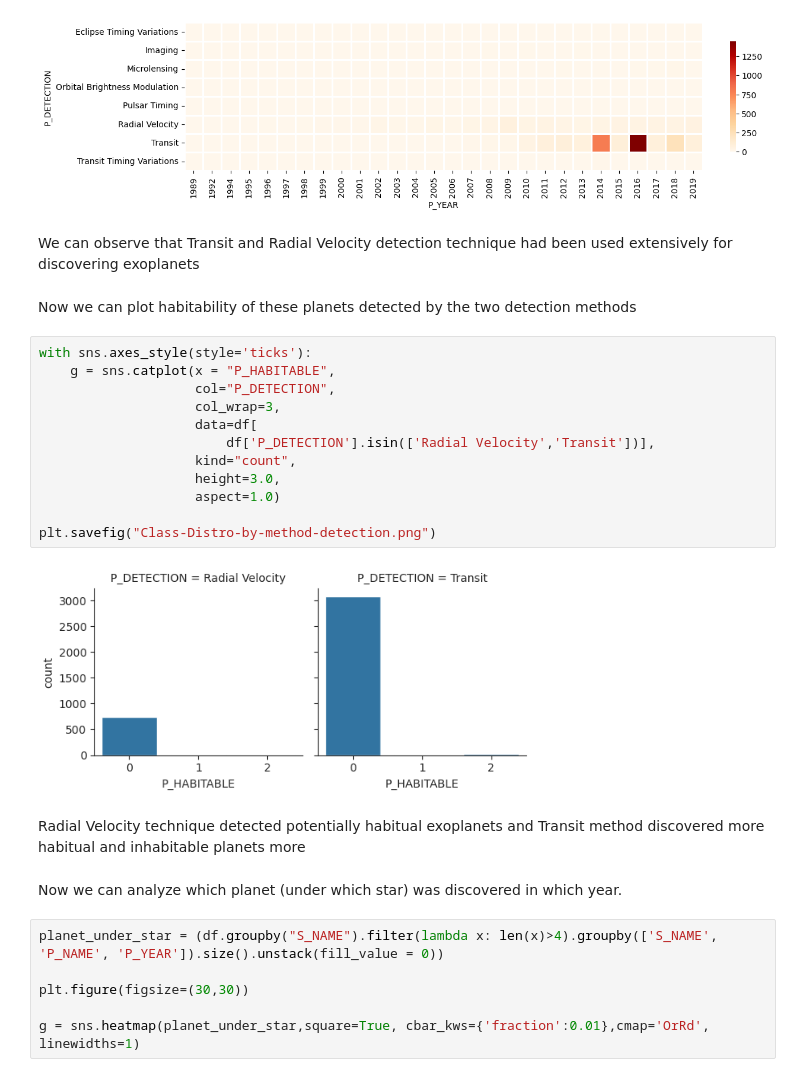
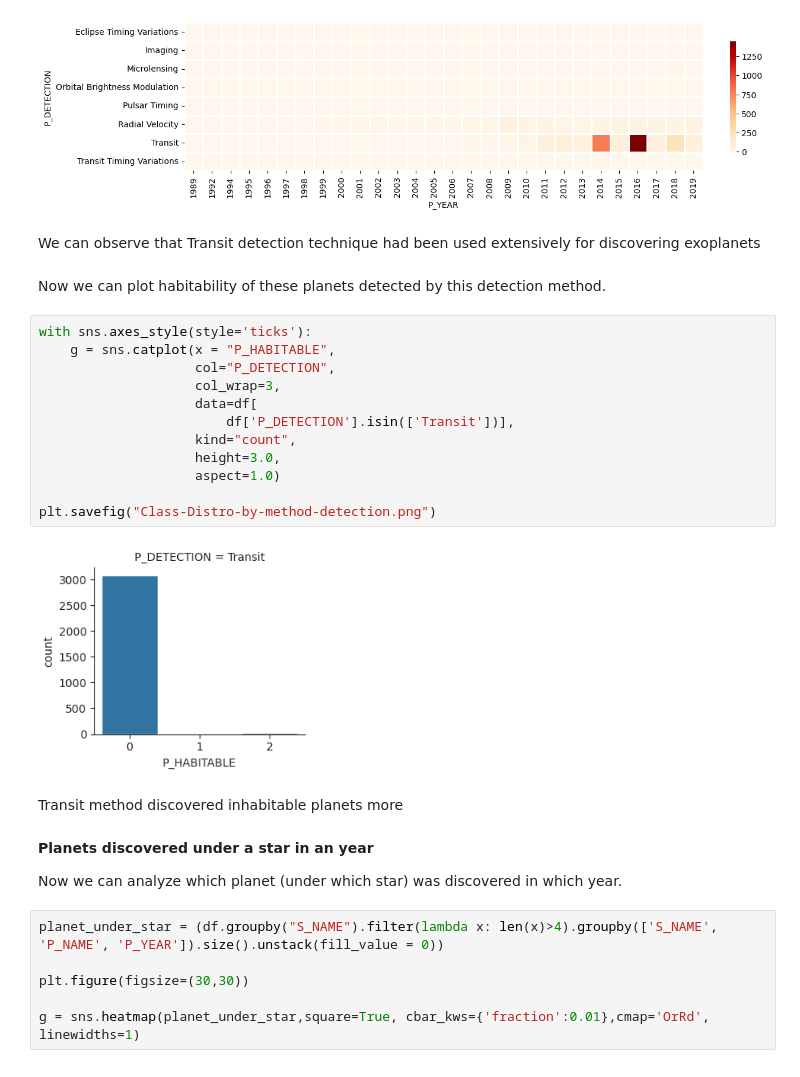
Before and after one commit to Ridima28/Exoplanet-Habitability-Classification, a Jupyter notebook: models/model.ipynb, the cells around one changed output. Cells and saved outputs as stored; diff of their text form.

```diff
--- a/models/model.ipynb
+++ b/models/model.ipynb
@@ -144,26 +139,28 @@ plt.savefig('Detection-method-by-year.png')
 # %% [output]
 [figure]
 # %% [markdown]
-We can observe that Transit and Radial Velocity detection technique had been used extensively for discovering exoplanets
+We can observe that Transit detection technique had been used extensively for discovering exoplanets
 # %% [markdown]
-Now we can plot habitability of these planets detected by the two detection methods
+Now we can plot habitability of these planets detected by this detection method.
 # %%
 with sns.axes_style(style='ticks'):
     g = sns.catplot(x = "P_HABITABLE",
                     col="P_DETECTION",
                     col_wrap=3,
                     data=df[
-                        df['P_DETECTION'].isin(['Radial Velocity','Transit'])],
+                        df['P_DETECTION'].isin(['Transit'])],
                     kind="count",
                     height=3.0,
                     aspect=1.0)
 
 plt.savefig("Class-Distro-by-method-detection.png")
 # %% [output]
-[figure, old version]
+[figure, new version]
 # %% [markdown]
-Radial Velocity technique detected potentially habitual exoplanets and Transit method discovered more habitual and inhabitable planets more
+Transit method discovered inhabitable planets more
 # %% [markdown]
+**Planets discovered under a star in an year**
+
 Now we can analyze which planet (under which star) was discovered in which year.
 # %%
 planet_under_star = (df.groupby("S_NAME").filter(lambda x: len(x)>4).groupby(['S_NAME', 'P_NAME', 'P_YEAR']).size().unstack(fill_value = 0))
```
Also changed, not shown: parts of 28 cells of this notebook, 1 other file.
